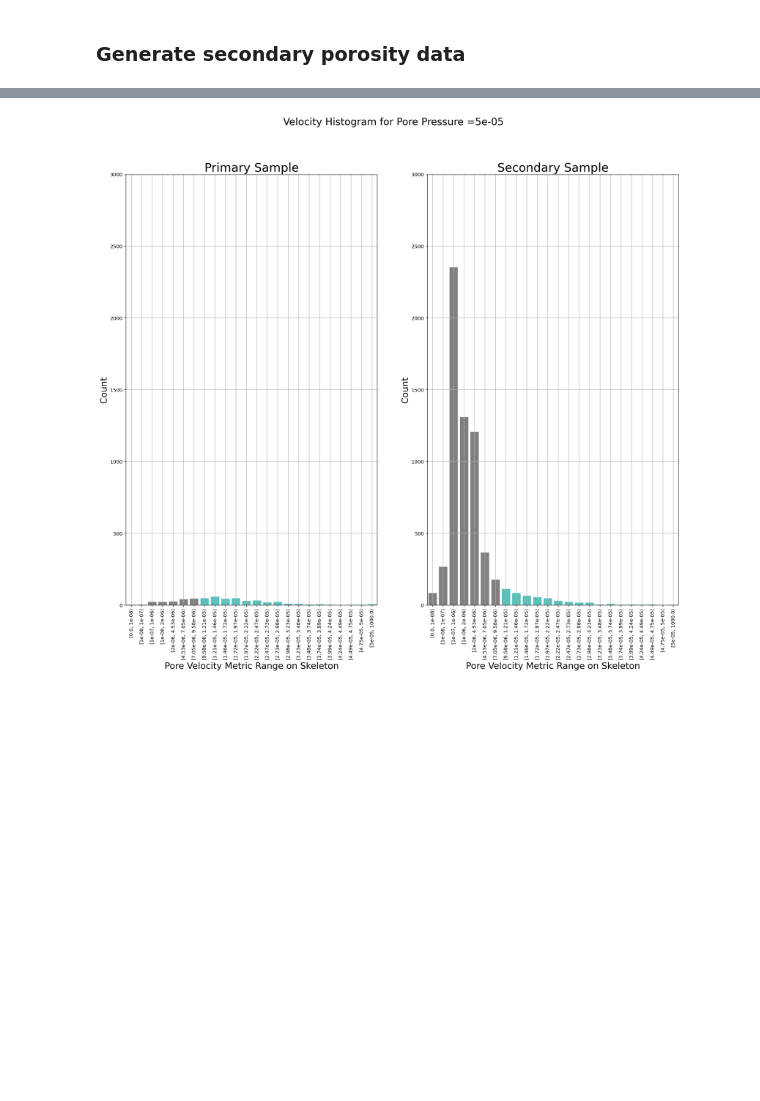
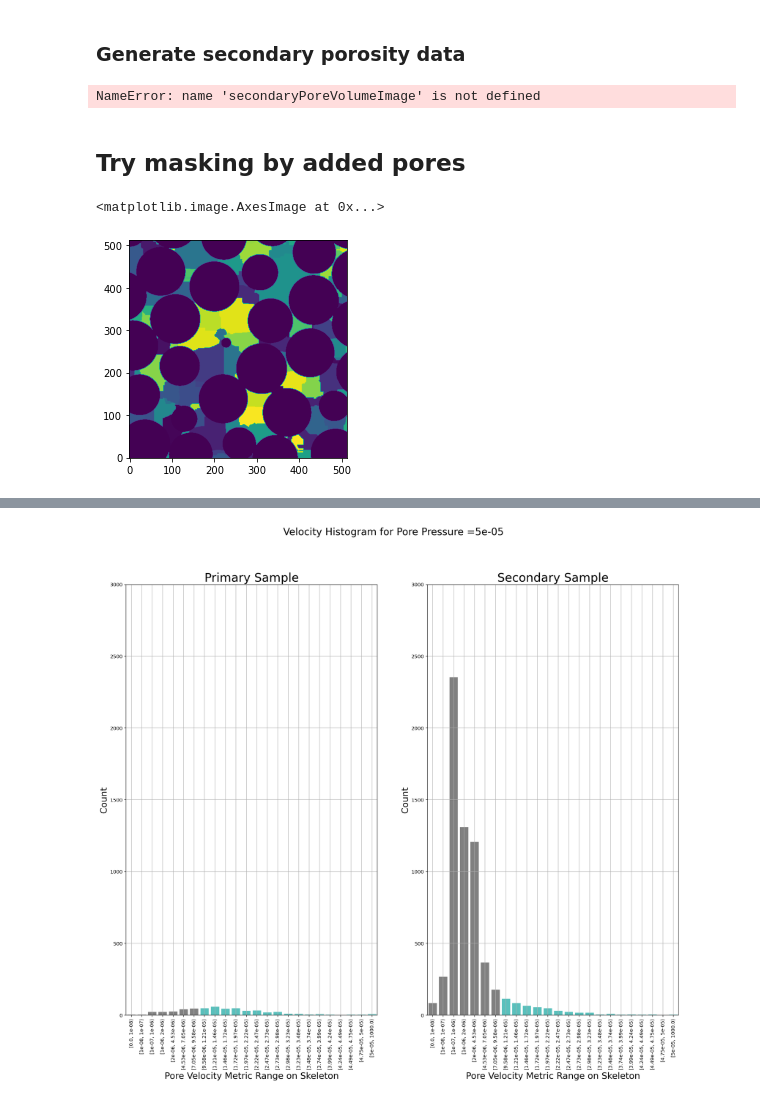
Before and after one commit to akkendrick/LABMOPS, a Jupyter notebook: findLowFlow.ipynb, the cells around one changed output, grey strips where cells are left out. Drawn from its saved outputs; the diff is of its cells as text; code cells hidden in the pictures; blank space fills up the shorter version.

Commit message:
working on masking

```diff
--- a/findLowFlow.ipynb
+++ b/findLowFlow.ipynb
@@ -192,0 +211,42 @@ for a in tqdm.tqdm(range(0,len(allSecondaryRegions)), 'Secondary Regions Loop'):
+# %%
+#secondaryPoreVolumeImageOut = np.reshape(secondaryPoreVolumeImage, (imageSize**3,))
+np.save('secondaryPoreVolumeImageOut.npy', secondaryPoreVolumeImage)
+np.save('secondaryPoreRegionImageOut.npy', secondaryPoreRegionImage)
+# %% [output]
+NameError: name 'secondaryPoreVolumeImage' is not defined
+# %% [markdown]
+## Try masking by added pores
+# %%
+secondaryPoreVolumeImage = np.load('secondaryPoreVolumeImageOut.npy')
+secondaryPoreRegionImage = np.load('secondaryPoreRegionImageOut.npy')
+secondaryPoreRegionImage = secondaryPoreRegionImage.astype('int')
+# %%
+maskedSecondaryPoreVolume = np.copy(secondaryPoreVolumeImage)
+maskedSecondaryPoreVolume[primaryImage == 0] = np.nan
+
+maskedSecondaryPoreRegions = np.copy(secondaryPoreRegionImage)
+maskedSecondaryPoreRegions[primaryImage == 0] = 0
+
+maskedSecondarySkelImage = np.copy(secondarySkelImage)
+maskedSecondarySkelImage = maskedSecondarySkelImage.astype('float64')
+maskedSecondarySkelImage[primaryImage == 0] = 0
+maskedSecondarySkelImage = maskedSecondarySkelImage.astype('bool')
+
+maskedSecondaryVelocitiesSkeleton = np.zeros(secondaryImage.shape)
+
+# This is the locations where the skeleton is in the interparticle porosity
+maskedInd = np.where(maskedSecondarySkelImage == True)
+
+maskedSecondaryVelocitiesSkeleton[maskedInd]  = velDataNormSecondary[maskedInd]
+
+maskedSecondarySkelImage = maskedSecondarySkelImage.astype('float64')
+
+maskedRegionSkelImage = np.zeros(secondaryImage.shape)
+maskedRegionSkelImage[maskedInd] = maskedSecondaryPoreRegions[maskedInd]
+maskedSkelRegions = np.unique(maskedRegionSkelImage)
+# %%
+plt.imshow(ps.tools.randomize_colors(maskedSecondaryPoreRegions[:,:,20]), origin='lower')
+# this looks reasonable
+# %% [output]
+<matplotlib.image.AxesImage at 0x...>
+[figure, added]
```
Also changed, not shown: parts of 36 cells of this notebook, 1 other file.
